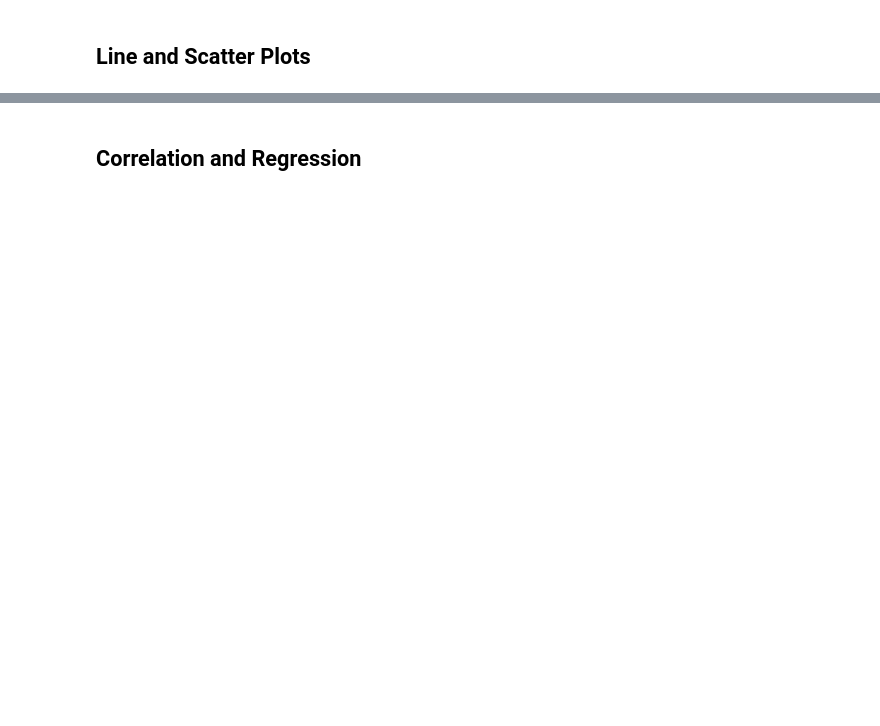
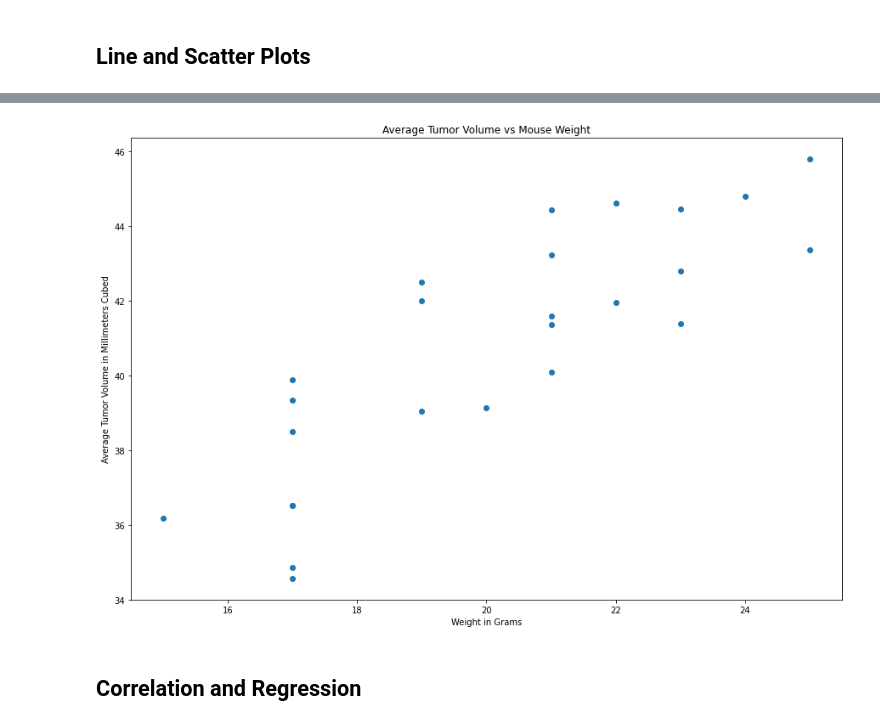
Before and after one commit to NealMaze/05.matplotlib-challenge, a Jupyter notebook: pymaceuticals_challenge.ipynb, the cells around one changed output, grey strips where cells are left out. Cells and saved outputs as stored; diff of their text form; code cells hidden in the pictures; blank space fills up the shorter version.

```diff
--- a/pymaceuticals_challenge.ipynb
+++ b/pymaceuticals_challenge.ipynb
@@ -251,3 +304,16 @@ plottingData = []
+# %%
+# Generate a scatter plot of average tumor volume vs. mouse weight for the Capomulin regimen
+fig = plt.subplots(figsize = (15, 10))
+avgCapTumor = capFrame.groupby(["Mouse ID"]).mean()
+
+plt.scatter(avgCapTumor["Weight (g)"], avgCapTumor["Tumor Volume (mm3)"])
+plt.title("Average Tumor Volume vs Mouse Weight")
+plt.xlabel("Weight in Grams")
+plt.ylabel("Average Tumor Volume in Millimeters Cubed")
+
+plt.show()
+# %% [output]
+[figure, added]
 # %% [markdown]
 ## Correlation and Regression
 # %%
```
Also changed, not shown: parts of 7 cells of this notebook.
